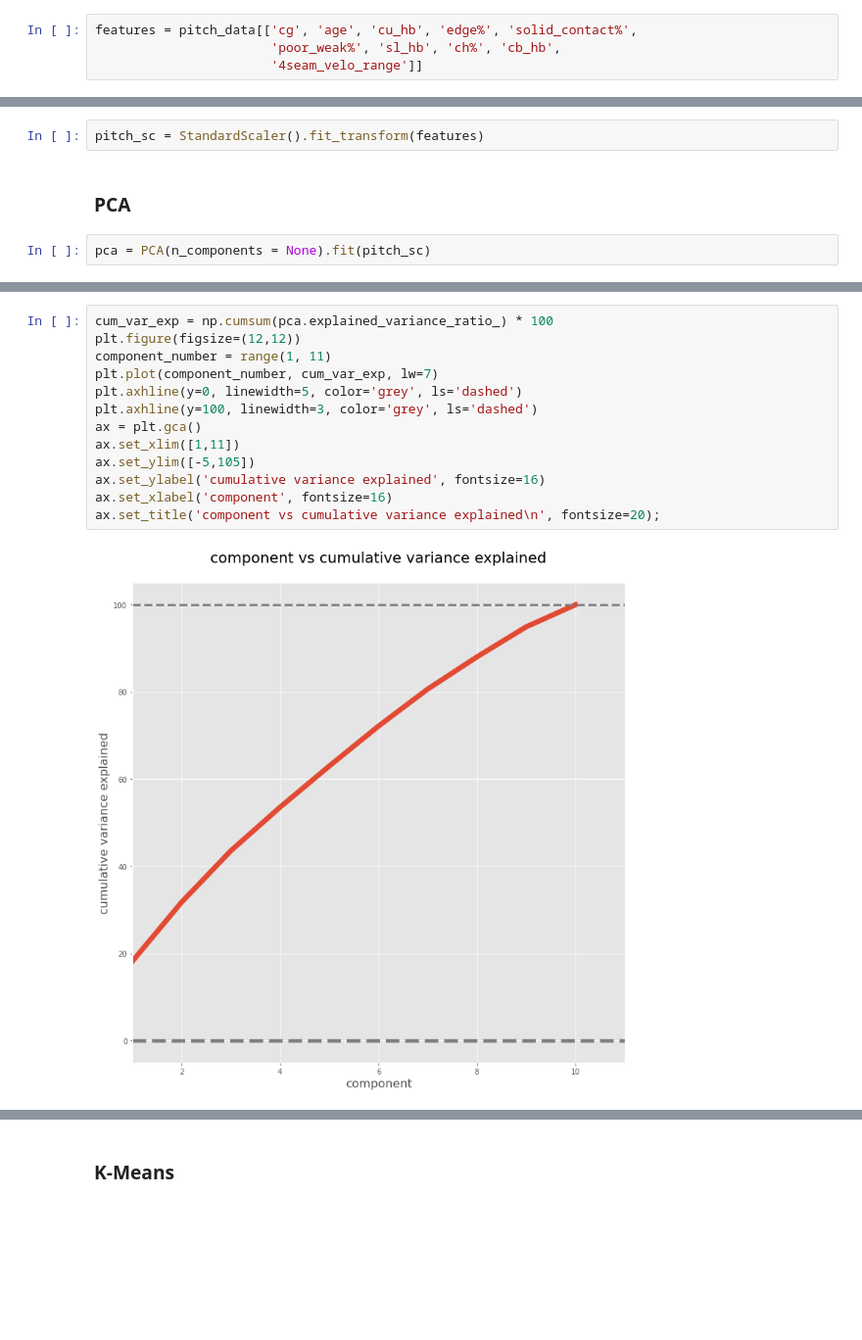
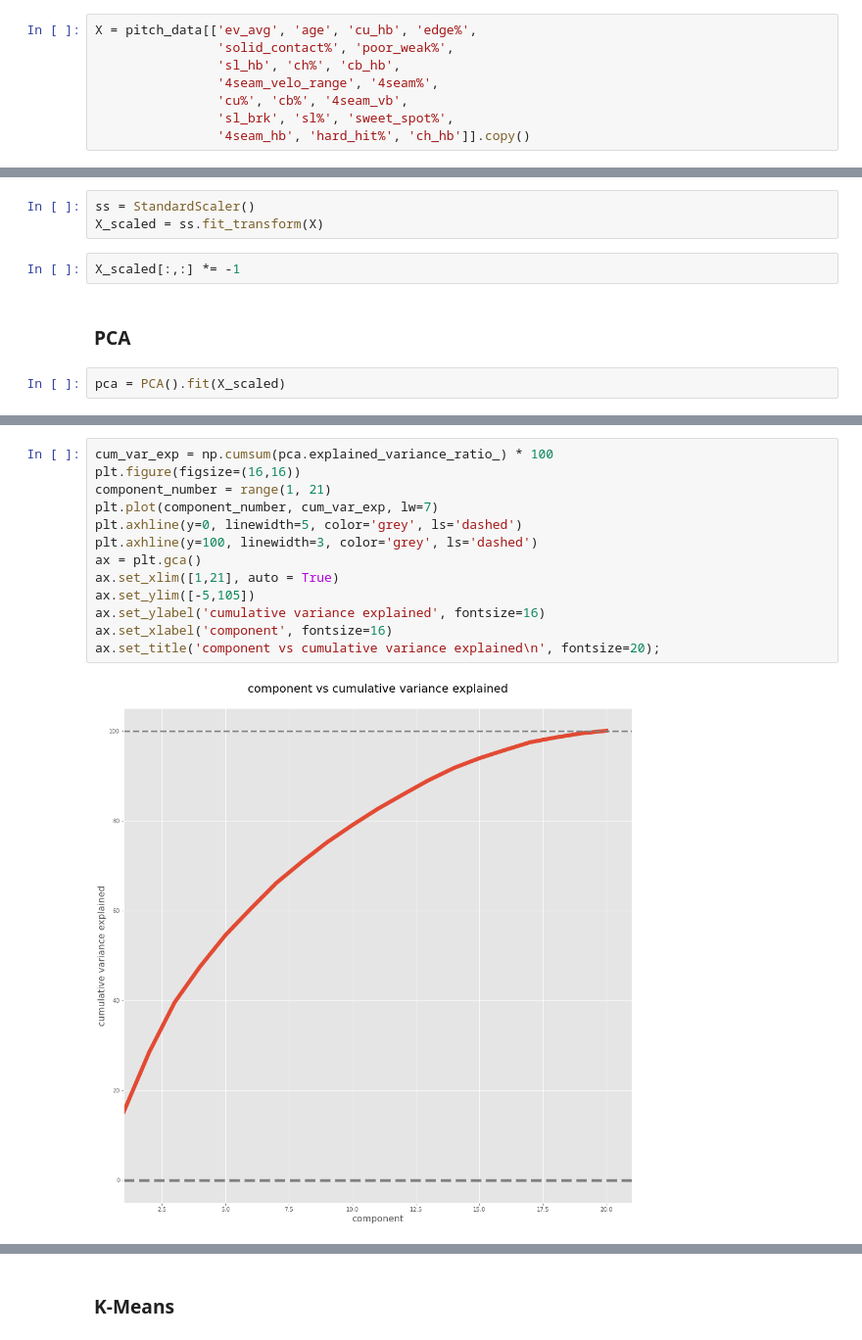
Before and after one commit to anthonyzurke/sabermetrics, a Jupyter notebook: code/pitch-modeling2.ipynb, the cells around one changed output, grey strips where cells are left out. Shown: that part at 98% size. Cells and saved outputs as stored; diff of their text form; blank space fills up the shorter version.

```diff
--- a/code/pitch-modeling2.ipynb
+++ b/code/pitch-modeling2.ipynb
@@ -70,4 +76,8 @@ calc_vif(pitch_data).head(10)
 # %%
-features = pitch_data[['cg', 'age', 'cu_hb', 'edge%', 'solid_contact%',
-                       'poor_weak%', 'sl_hb', 'ch%', 'cb_hb',
-                       '4seam_velo_range']]
+X = pitch_data[['ev_avg', 'age', 'cu_hb', 'edge%',
+                'solid_contact%', 'poor_weak%',
+                'sl_hb', 'ch%', 'cb_hb',
+                '4seam_velo_range', '4seam%',
+                'cu%', 'cb%', '4seam_vb',
+                'sl_brk', 'sl%', 'sweet_spot%',
+                '4seam_hb', 'hard_hit%', 'ch_hb']].copy()
@@ -76,10 +106,13 @@ features = pitch_data[['cg', 'age', 'cu_hb', 'edge%', 'solid_contact%',
 # %% [markdown]
 ### Standardize Data
 # %%
-pitch_sc = StandardScaler().fit_transform(features)
+ss = StandardScaler()
+X_scaled = ss.fit_transform(X)
+# %%
+X_scaled[:,:] *= -1
 # %% [markdown]
 ### PCA
 # %%
-pca = PCA(n_components = None).fit(pitch_sc)
+pca = PCA().fit(X_scaled)
 # %%
 fig, ax = plt.subplots(figsize=(8,6))
@@ -96,15 +131,15 @@ print(pca.explained_variance_ratio_)
 # %%
 cum_var_exp = np.cumsum(pca.explained_variance_ratio_) * 100
-plt.figure(figsize=(12,12))
-component_number = range(1, 11)
+plt.figure(figsize=(16,16))
+component_number = range(1, 21)
 plt.plot(component_number, cum_var_exp, lw=7)
 plt.axhline(y=0, linewidth=5, color='grey', ls='dashed')
 plt.axhline(y=100, linewidth=3, color='grey', ls='dashed')
 ax = plt.gca()
-ax.set_xlim([1,11])
+ax.set_xlim([1,21], auto = True)
 ax.set_ylim([-5,105])
 ax.set_ylabel('cumulative variance explained', fontsize=16)
 ax.set_xlabel('component', fontsize=16)
 ax.set_title('component vs cumulative variance explained\n', fontsize=20);
 # %% [output]
-[figure, old version]
+[figure, new version]
```
Also changed, not shown: parts of 24 cells of this notebook, 1 other file.
